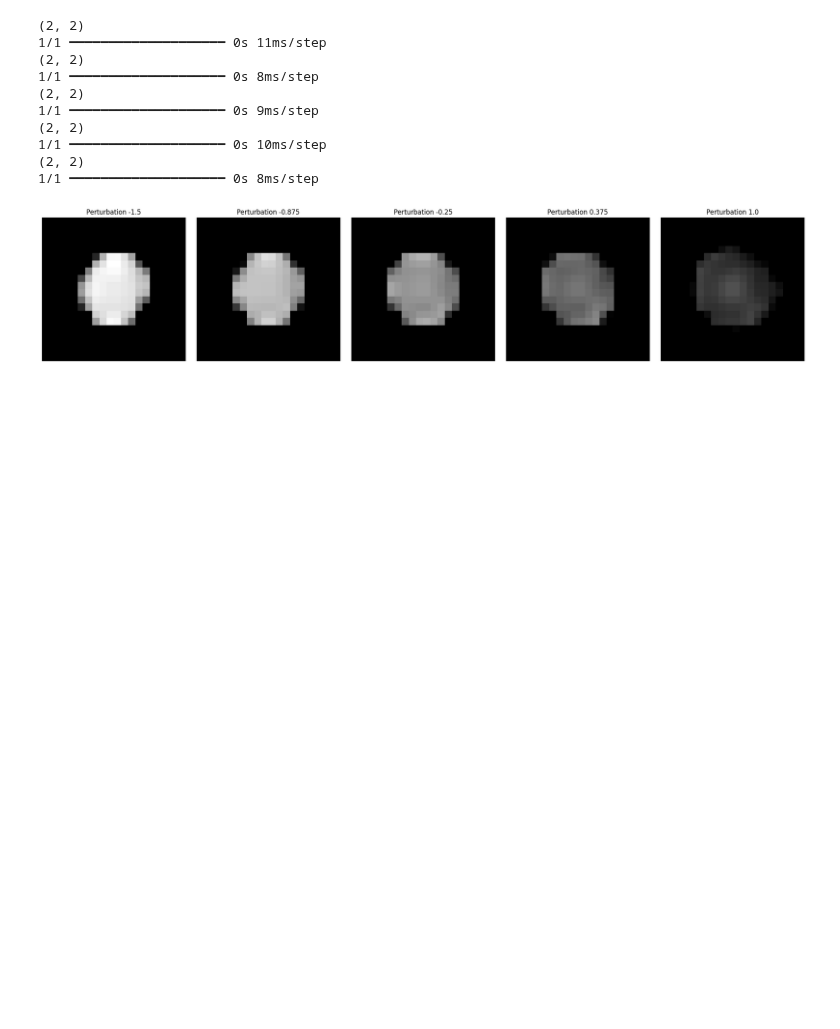
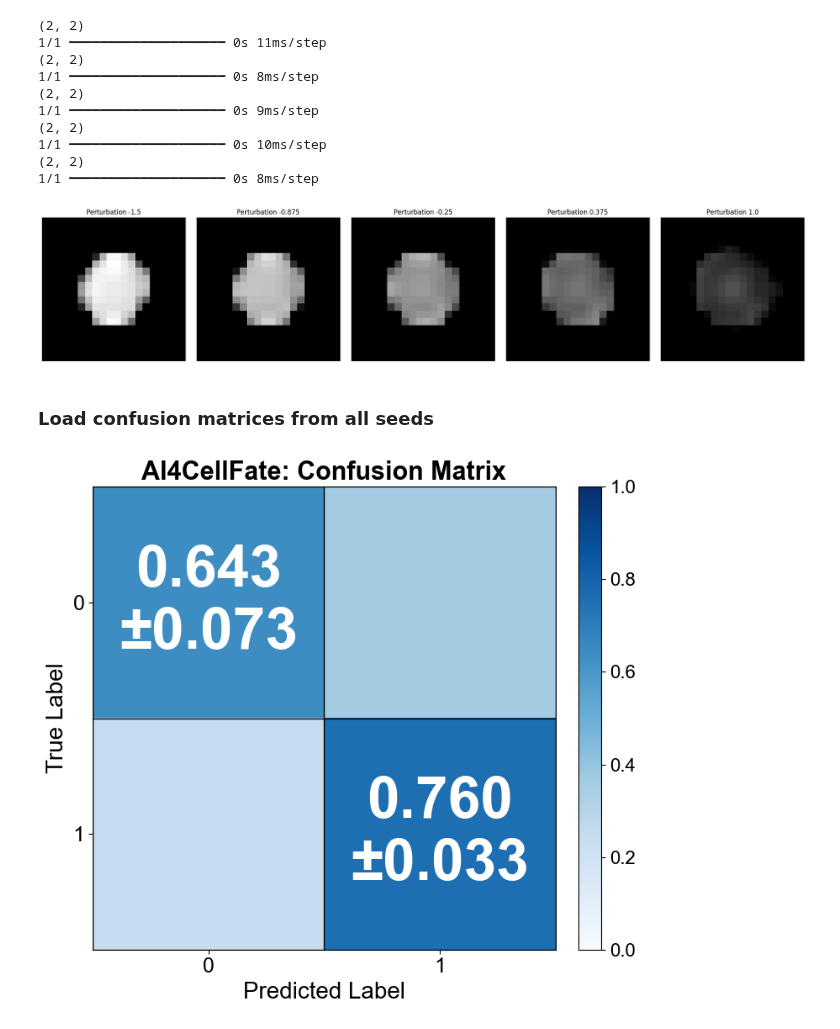
Before and after one commit to ComputationalMicroscopy4CellBio/AI4CellFate, a Jupyter notebook: notebooks/manuscript/second_gen_data.ipynb, the cells around one changed output. Drawn from its saved outputs; the diff is of its cells as text; code cells hidden in the pictures; blank space fills up the shorter version.

Commit message:
getting confusion matrix second gen data

```diff
--- a/notebooks/manuscript/second_gen_data.ipynb
+++ b/notebooks/manuscript/second_gen_data.ipynb
@@ -982,3 +982,5 @@ plt.show()
 (2, 2)
 1/1 ━━━━━━━━━━━━━━━━━━━━ 0s 8ms/step
 [figure]
+# %% [markdown]
+### Load confusion matrices from all seeds
@@ -984,0 +991,51 @@ plt.show()
+# %%
+conf_matrix_second_gen = np.stack([conf_matrix_seed42, conf_matrix_seed43, conf_matrix_seed44], axis=0)
+# %%
+# Annotated mean confusion matrix with ± std (across 3 seeds)
+import numpy as np
+import matplotlib.pyplot as plt
+from matplotlib import rcParams
+
+# Compute mean and std across seeds
+mean_cm = np.mean(conf_matrix_second_gen, axis=0)
+std_cm = np.std(conf_matrix_second_gen, axis=0)
+
+# Use Arial and larger fonts
+rcParams['font.family'] = 'Arial'
+rcParams['font.size'] = 18
+
+fig, ax = plt.subplots(figsize=(8, 7))
+im = ax.imshow(mean_cm, interpolation='nearest', cmap=plt.cm.Blues, vmin=0, vmax=1)
+
+# Title and labels
+ax.set_title('AI4CellFate: Confusion Matrix', fontsize=22, fontweight='bold')
+num_classes = mean_cm.shape[0]
+ax.set_xlabel('Predicted Label', fontsize=20)
+ax.set_ylabel('True Label', fontsize=20)
+ax.set_xticks(np.arange(num_classes))
+ax.set_yticks(np.arange(num_classes))
+ax.set_xticklabels([str(i) for i in range(num_classes)], fontsize=18)
+ax.set_yticklabels([str(i) for i in range(num_classes)], fontsize=18)
+
+# Grid lines for clarity
+ax.set_xticks(np.arange(-0.5, num_classes, 1), minor=True)
+ax.set_yticks(np.arange(-0.5, num_classes, 1), minor=True)
+ax.grid(which='minor', color='black', linestyle='-', linewidth=1)
+ax.tick_params(which='minor', bottom=False, left=False)
+
+# Colorbar
+cbar = plt.colorbar(im, ax=ax, fraction=0.046, pad=0.04)
+cbar.ax.tick_params(labelsize=16)
+
+# Annotate ONLY diagonal cells with mean ± std in WHITE
+for i in range(num_classes):
+    for j in range(num_classes):
+        if i == j:  # Only show values on the diagonal
+            text = f"{mean_cm[i, j]:.3f}\n±{std_cm[i, j]:.3f}"
+            ax.text(j, i, text, ha='center', va='center', color='white', fontsize=50, fontweight='bold')
+
+plt.tight_layout()
+#plt.savefig("second_gen_conf_matrix.eps", dpi=300, bbox_inches="tight")
+plt.show()
+# %% [output]
+[figure, added]
```
Also changed, not shown: parts of 1 cell of this notebook, 1 other file.
